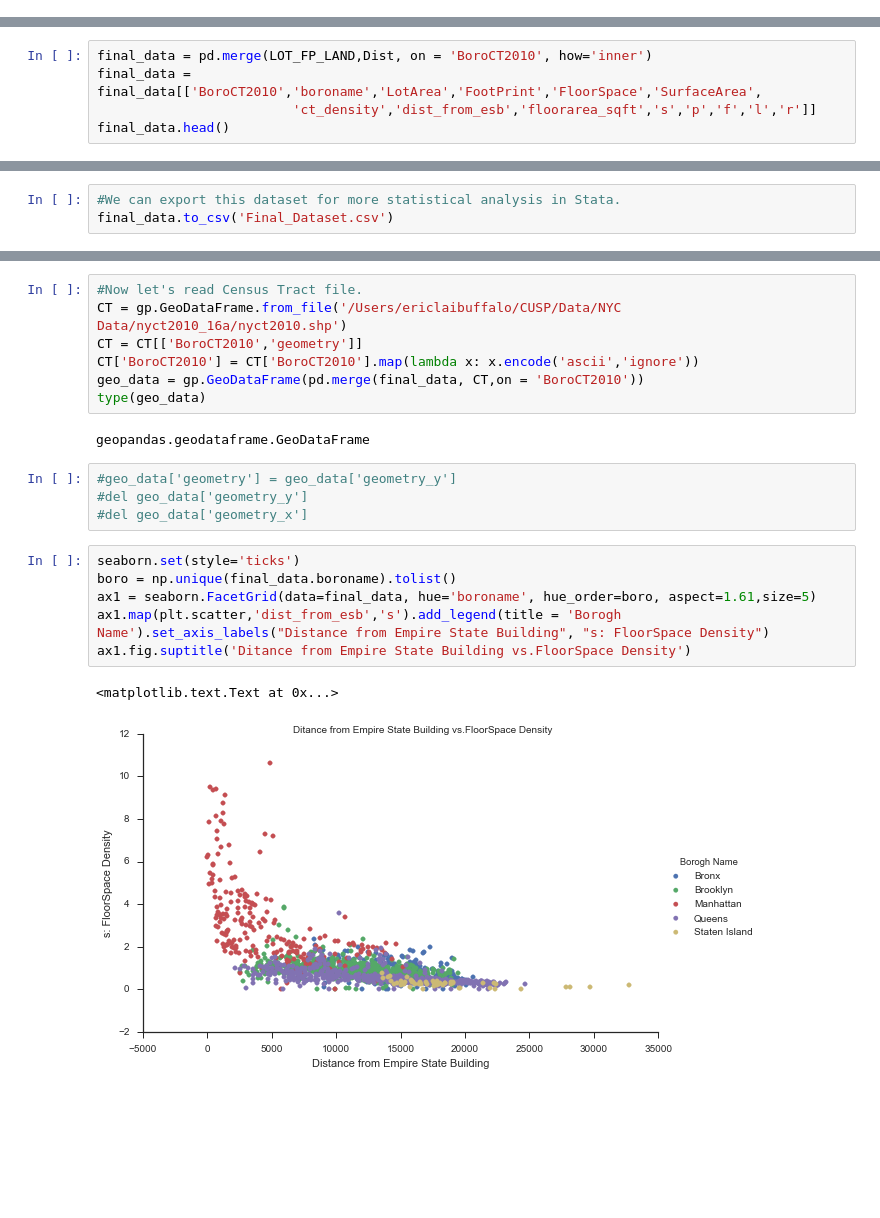
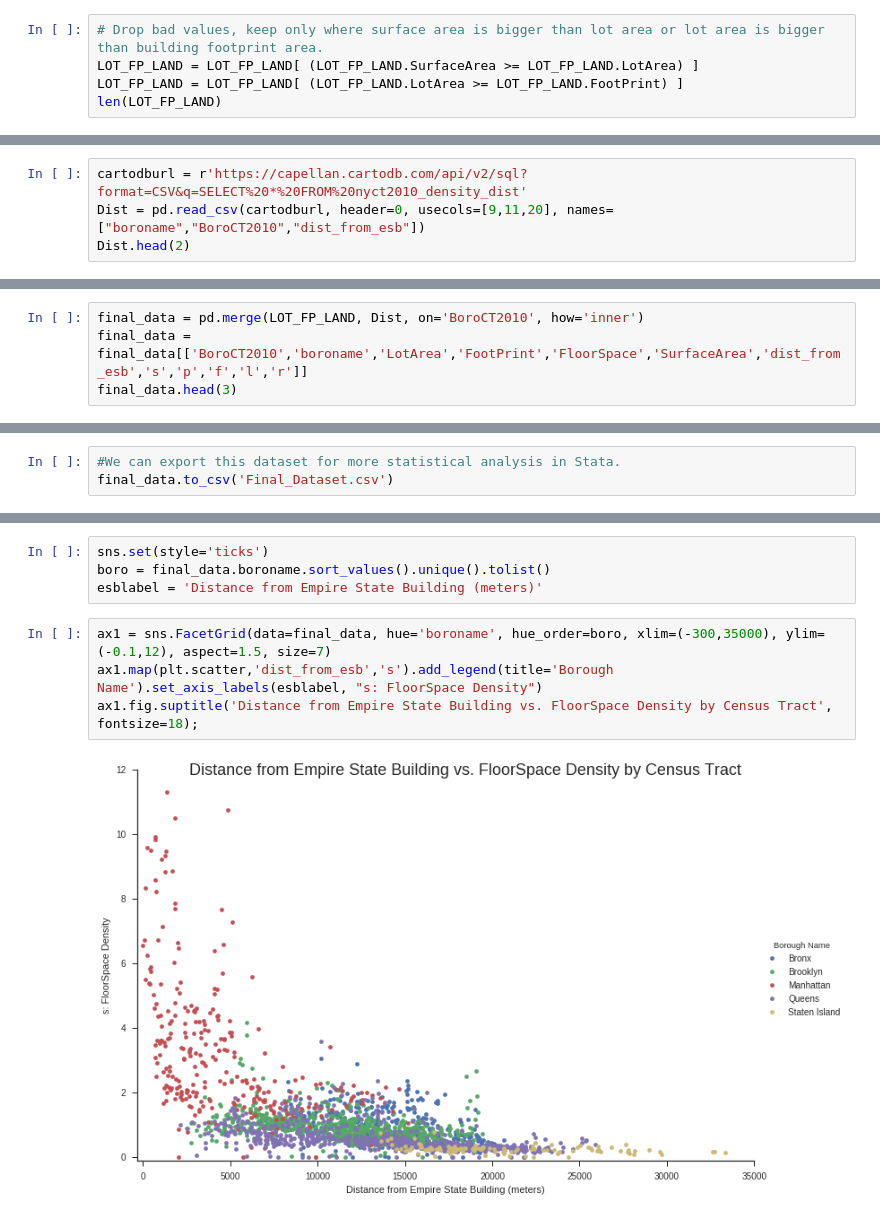
Before and after one commit to cmcapellan/Space-Value, a Jupyter notebook: Urban System-FloorSpace-Density-Final.ipynb, the cells around one changed output, grey strips where cells are left out. Drawn from its saved outputs; the diff is of its cells as text; blank space fills up the shorter version.

```diff
--- a/Urban System-FloorSpace-Density-Final.ipynb
+++ b/Urban System-FloorSpace-Density-Final.ipynb
@@ -243,0 +136,5 @@ LOT_FP_LAND.head()
+# %%
+# Drop bad values, keep only where surface area is bigger than lot area or lot area is bigger than building footprint area.
+LOT_FP_LAND = LOT_FP_LAND[ (LOT_FP_LAND.SurfaceArea >= LOT_FP_LAND.LotArea) ]
+LOT_FP_LAND = LOT_FP_LAND[ (LOT_FP_LAND.LotArea >= LOT_FP_LAND.FootPrint) ]
+len(LOT_FP_LAND)
@@ -260,0 +186,4 @@ Dist[:2]
+# %%
+cartodburl = r'https://capellan.cartodb.com/api/v2/sql?format=CSV&q=SELECT%20*%20FROM%20nyct2010_density_dist'
+Dist = pd.read_csv(cartodburl, header=0, usecols=[9,11,20], names=["boroname","BoroCT2010","dist_from_esb"])
+Dist.head(2)
@@ -261,6 +194,5 @@ Dist[:2]
 # %%
-final_data = pd.merge(LOT_FP_LAND,Dist, on = 'BoroCT2010', how='inner')
-final_data = final_data[['BoroCT2010','boroname','LotArea','FootPrint','FloorSpace','SurfaceArea',
-                         'ct_density','dist_from_esb','floorarea_sqft','s','p','f','l','r']]
-final_data.head()
+final_data = pd.merge(LOT_FP_LAND, Dist, on='BoroCT2010', how='inner')
+final_data = final_data[['BoroCT2010','boroname','LotArea','FootPrint','FloorSpace','SurfaceArea','dist_from_esb','s','p','f','l','r']]
+final_data.head(3)
 # %% [output]
@@ -303,23 +233,11 @@ Now we will plot data to visualize how different density parameters change with
-# %%
-#Now let's read Census Tract file.
-CT = gp.GeoDataFrame.from_file('/Users/ericlaibuffalo/CUSP/Data/NYC Data/nyct2010_16a/nyct2010.shp')
-CT = CT[['BoroCT2010','geometry']]
-CT['BoroCT2010'] = CT['BoroCT2010'].map(lambda x: x.encode('ascii','ignore'))
-geo_data = gp.GeoDataFrame(pd.merge(final_data, CT,on = 'BoroCT2010'))
-type(geo_data)
-# %% [output]
-geopandas.geodataframe.GeoDataFrame
-# %%
-#geo_data['geometry'] = geo_data['geometry_y']
-#del geo_data['geometry_y']
-#del geo_data['geometry_x']
+# %%
+sns.set(style='ticks')
+boro = final_data.boroname.sort_values().unique().tolist()
+esblabel = 'Distance from Empire State Building (meters)'
 # %%
-seaborn.set(style='ticks')
-boro = np.unique(final_data.boroname).tolist()
-ax1 = seaborn.FacetGrid(data=final_data, hue='boroname', hue_order=boro, aspect=1.61,size=5)
-ax1.map(plt.scatter,'dist_from_esb','s').add_legend(title = 'Borogh Name').set_axis_labels("Distance from Empire State Building", "s: FloorSpace Density")
-ax1.fig.suptitle('Ditance from Empire State Building vs.FloorSpace Density')
+ax1 = sns.FacetGrid(data=final_data, hue='boroname', hue_order=boro, xlim=(-300,35000), ylim=(-0.1,12), aspect=1.5, size=7)
+ax1.map(plt.scatter,'dist_from_esb','s').add_legend(title='Borough Name').set_axis_labels(esblabel, "s: FloorSpace Density")
+ax1.fig.suptitle('Distance from Empire State Building vs. FloorSpace Density by Census Tract', fontsize=18);
 # %% [output]
-<matplotlib.text.Text at 0x...>
-[figure, old version]
+[figure, new version]
 # %%
```
Also changed, not shown: parts of 63 cells of this notebook.
